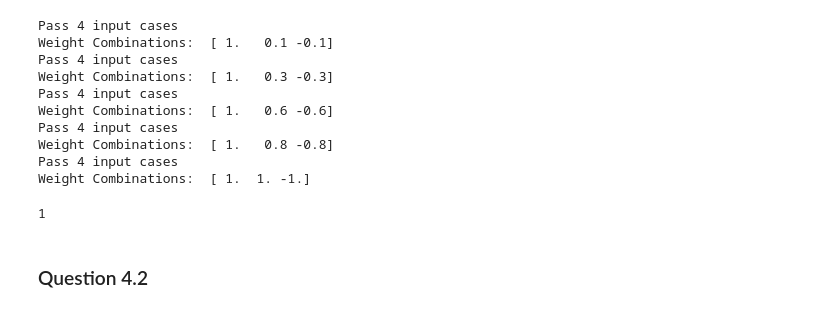
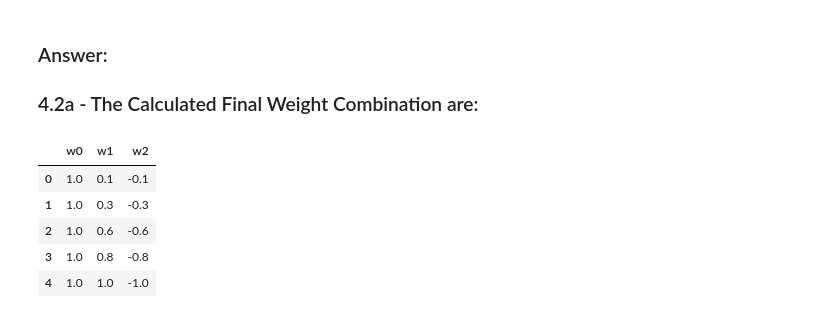
Before and after one commit to kyloop/Deep_Learning, a Jupyter notebook: q1_draft.ipynb, the cells around one changed output. Drawn from its saved outputs; the diff is of its cells as text; code cells hidden in the pictures.

```diff
--- a/q1_draft.ipynb
+++ b/q1_draft.ipynb
@@ -30,50 +79,32 @@ def caseCheck(xLst,w,target,  cutOff):
 # %%
 import numpy as np
 
+# Given Cases for Boolean Function"A and NOT B"
 xLst = [[1,1,1],[1,1,-1,], [1,-1,1],[1,-1,-1]]
-target=[-1, 1,-1,-1] #Target
+#Target Values
+target=[-1, 1,-1,-1]
+#Assuming and Initializing Weight (w0)
 w0=1
+#Bias / threshold
+cutOff = 1
 
-break_loop = False
-cutOff = 1 #Bias / threshold
+#Initialize the weight combination list
+resultLst = []
 
+#Iterate the weight values
 for w1 in list(np.linspace(-1,1,10)):
     for w2 in list(np.linspace(-1,1,10)):
         w1 = round(w1,1)
         w2 = round(w2,1)
         w= [w0, w1 , w2]
 
+        #Use the caseCheck function to find the output values True or False
         output, suss_cnt = caseCheck(xLst,w,target,  cutOff)
 
+        #Save the Weight combinations if True found from above
         if output != False:
-            print("Pass %d input cases" %(suss_cnt))
-            print("Weight Combinations: ",np.round(np.array(w),1))
-            break_loop = True
+            w = np.round(np.array(w),2)
+            resultLst.append(w)
+
             break
         else: pass
-    #if break_loop == True:break
-# %% [output]
-Pass 4 input cases
-Weight Combinations:  [ 1.   0.1 -0.1]
-Pass 4 input cases
-Weight Combinations:  [ 1.   0.3 -0.3]
-Pass 4 input cases
-Weight Combinations:  [ 1.   0.6 -0.6]
-Pass 4 input cases
-Weight Combinations:  [ 1.   0.8 -0.8]
-Pass 4 input cases
-Weight Combinations:  [ 1.  1. -1.]
-# %%
-x1 = [1,1,1]
-x2 = [1,1,-1,]
-x3 = [1,-1,1]
-x4 = [1,-1,-1]
-
-w= [ 1. ,  1 ,-1]
-out = np.dot(w, x2)
-if out >1: out=1
-else: out=-1
-
-out
-# %% [output]
-1
@@ -123,2 +111,12 @@ for w1 in list(np.linspace(-1,1,100)):
-# %% [markdown]
-### Question 4.2
+# %% [markdown]
+### Answer:
+### 4.2a - The Calculated Final Weight Combination are:
+# %%
+pd.DataFrame(resultLst, columns= ["w0", "w1","w2"])
+# %% [output]
+|  | w0 | w1 | w2 |
+| 0 | 1.0 | 0.1 | -0.1 |
+| 1 | 1.0 | 0.3 | -0.3 |
+| 2 | 1.0 | 0.6 | -0.6 |
+| 3 | 1.0 | 0.8 | -0.8 |
+| 4 | 1.0 | 1.0 | -1.0 |
```
Also changed, not shown: parts of 14 cells of this notebook.
